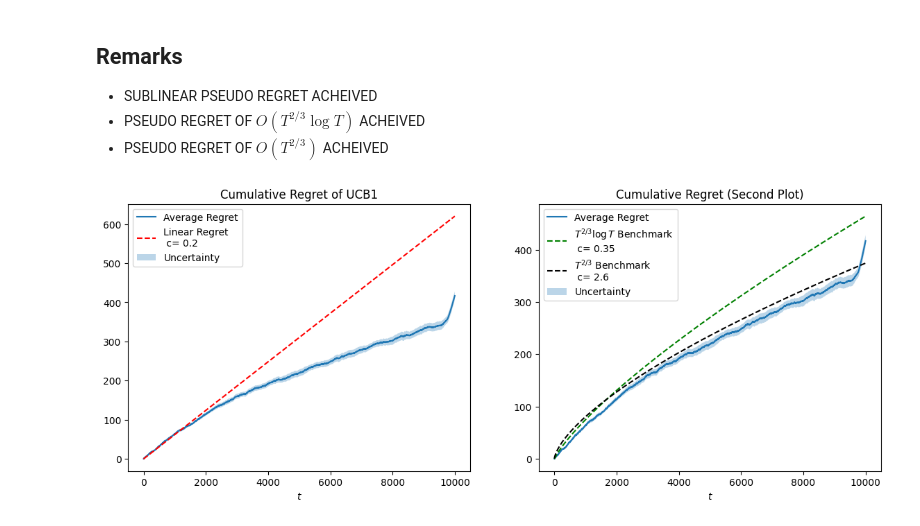
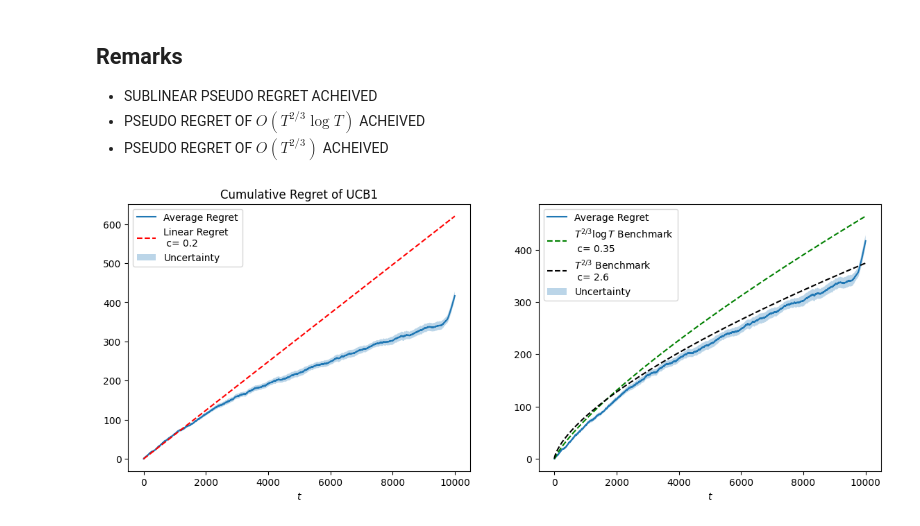
Before and after one commit to matteopasqual02/OLA-2025-project, a Jupyter notebook: R1.2_Single_product_and_stochastic_environment.ipynb, the cells around one changed output. Drawn from its saved outputs; the diff is of its cells as text; code cells hidden in the pictures.

```diff
--- a/R1.2_Single_product_and_stochastic_environment.ipynb
+++ b/R1.2_Single_product_and_stochastic_environment.ipynb
@@ -225,32 +225,31 @@ axs[0].fill_between(
     label='Uncertainty'
 )
 axs[0].set_xlabel('$t$')
 axs[0].legend()
 
 # Second subplot: T^{2/3} benchmark
 axs[1].plot(np.arange(T), average_regret, label='Average Regret')
 t_vals = np.arange(1, T+1)
 c_log = 0.35
 benchmark = (t_vals ** (2/3)) * np.log(t_vals) * exp_utility * c_log
 axs[1].plot(np.arange(T), benchmark, label=r'$T^{2/3}\log T$ Benchmark' + f'\n c= {c_log}', linestyle='--', color='green')
 c_no_log = 2.6
 benchmark = (t_vals ** (2/3)) * exp_utility * c_no_log
 axs[1].plot(np.arange(T), benchmark, label=r'$T^{2/3}$ Benchmark'+ f'\n c= {c_no_log}', linestyle='--', color='black')
 
 # Fill between for uncertainty in the second plot
 axs[1].fill_between(
     np.arange(T),
     average_regret - regret_std / np.sqrt(n_trials),
     average_regret + regret_std / np.sqrt(n_trials),
     alpha=0.3,
     label='Uncertainty'
 )
 
 # Set titles and labels for the second subplot
-axs[1].set_title('Cumulative Regret (Second Plot)')
 axs[1].set_xlabel('$t$')
 axs[1].legend()
 
 plt.show()
 # %% [output]
-[figure, old version]
+[figure, new version]
```
Also changed, not shown: 2 other files.
